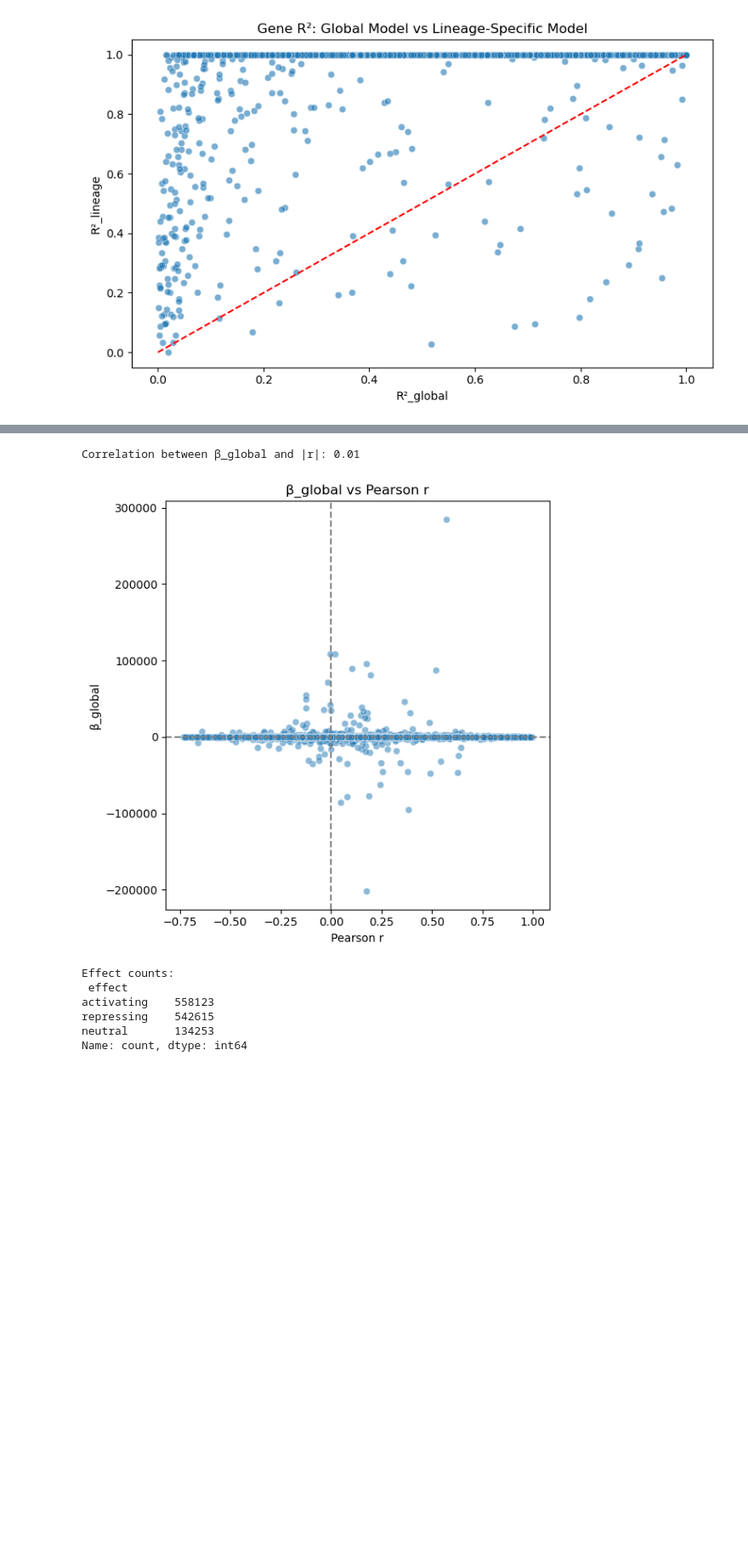
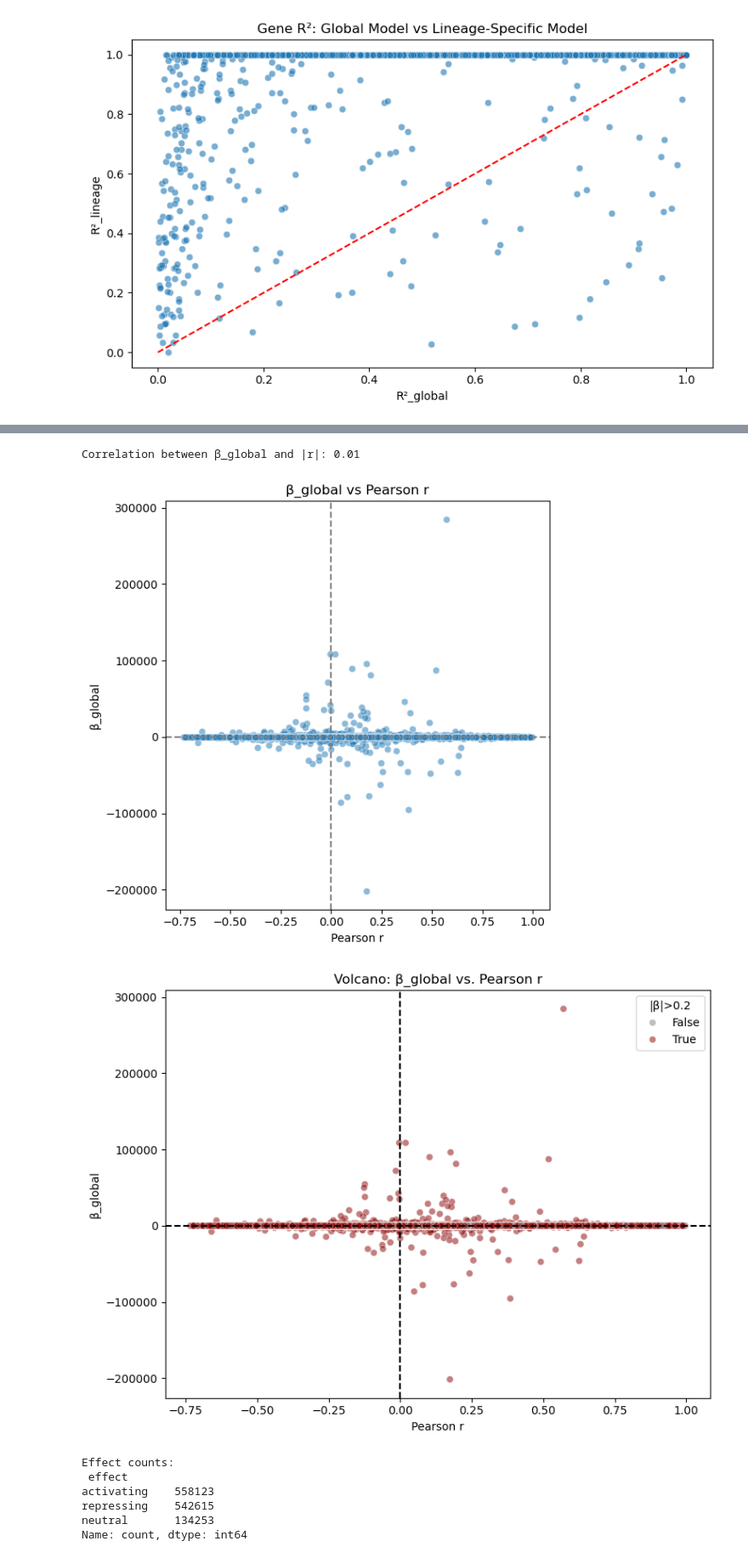
Before and after one commit to Topic2-Gene-Regulation-Immune-Cells/ILC-cells-Team4, a Jupyter notebook: 09_regression_analysis.ipynb, the cells around one changed output, grey strips where cells are left out. Shown at 85% size. Drawn from its saved outputs; the diff is of its cells as text; code cells hidden in the pictures; blank space fills up the shorter version.

```diff
--- a/09_regression_analysis.ipynb
+++ b/09_regression_analysis.ipynb
@@ -136,20 +167,39 @@ Key CREs for those genes:
 # %%
 # d) Regression vs correlation
 corr_vs_beta = regdf[["beta_global","pearson_r"]].corr().iloc[0,1]
 print(f"Correlation between β_global and |r|: {corr_vs_beta:.2f}")
 
 plt.figure(figsize=(6, 6))
 sns.scatterplot(x="pearson_r", y="beta_global", data=regdf, alpha=0.5)
 plt.title("β_global vs Pearson r")
 plt.xlabel("Pearson r")
 plt.ylabel("β_global")
 plt.axhline(0, color='gray', linestyle='--')
 plt.axvline(0, color='gray', linestyle='--')
 plt.tight_layout()
 plt.show()
+
+# Volcano plot: β_global vs Pearson r
+plt.figure(figsize=(8,6))
+sns.scatterplot(
+    x="pearson_r", y="beta_global", data=regdf,
+    hue=regdf["beta_global"].abs() > 0.2,
+    palette={False:"gray", True:"darkred"},
+    alpha=0.5
+)
+plt.axhline(0, color="black", linestyle="--")
+plt.axvline(0, color="black", linestyle="--")
+plt.title("Volcano: β_global vs. Pearson r")
+plt.xlabel("Pearson r")
+plt.ylabel("β_global")
+plt.legend(title="|β|>0.2")
+plt.tight_layout()
+#plt.savefig("reports/volcano_beta_vs_corr.png")
+plt.show()
 # %% [output]
 Correlation between β_global and |r|: 0.01
 [figure]
+[figure, added]
 # %%
 # e) Activating vs repressing counts
 print("Effect counts:\n", regdf["effect"].value_counts())
```
Also changed, not shown: parts of 4 cells of this notebook, 1 other file.
